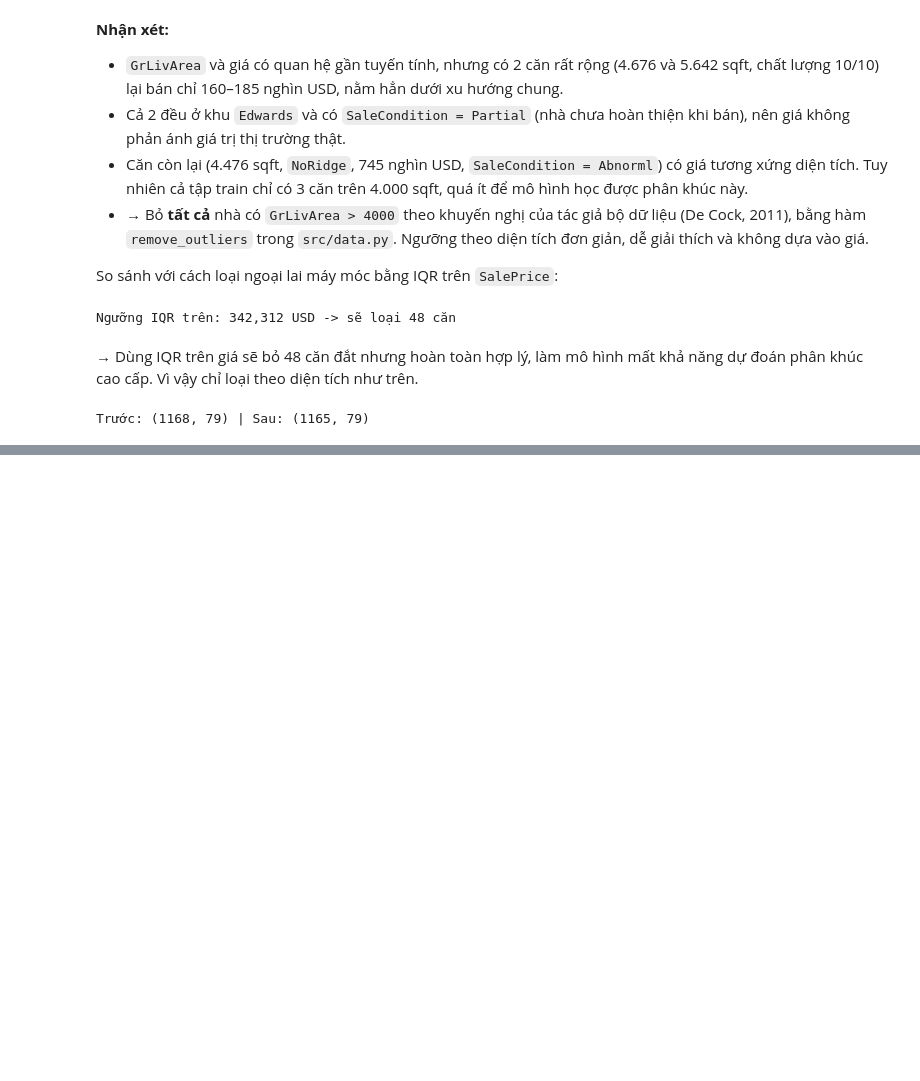
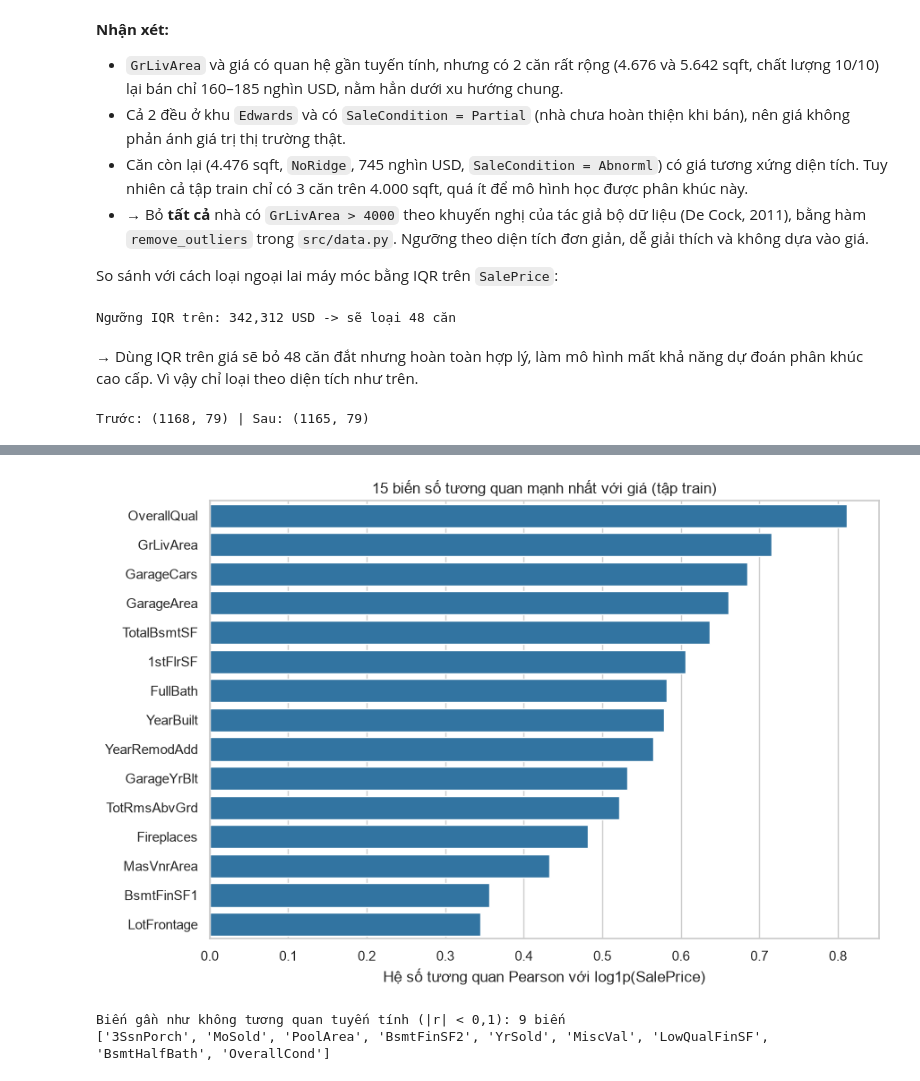
Before and after one commit to QuangAnh312/BTL_DinhGiaNhaAmes, a Jupyter notebook: 03_SourceCode/notebooks/01_EDA_Preprocessing.ipynb, the cells around one changed output, grey strips where cells are left out. Drawn from its saved outputs; the diff is of its cells as text; code cells hidden in the pictures; blank space fills up the shorter version.

```diff
--- a/03_SourceCode/notebooks/01_EDA_Preprocessing.ipynb
+++ b/03_SourceCode/notebooks/01_EDA_Preprocessing.ipynb
@@ -551,0 +558,10 @@ Trước: (1168, 79) | Sau: (1165, 79)
+# %%
+Xs, ys_log = X_train_sach, np.log1p(y_train_sach)
+cot_so_that = [c for c in cot_so if c != "MSSubClass"]
+
+# Pearson đo quan hệ tuyến tính, Spearman đo quan hệ đơn điệu (dựa trên thứ hạng)
+tuong_quan = pd.DataFrame({
+    "pearson": Xs[cot_so_that].corrwith(ys_log),
+    "spearman": Xs[cot_so_that].corrwith(ys_log, method="spearman"),
+}).sort_values("pearson", ascending=False)
+tuong_quan.round(3)
@@ -551,0 +586,19 @@ Trước: (1168, 79) | Sau: (1165, 79)
+# %%
+top15 = tuong_quan["pearson"].abs().sort_values(ascending=False).head(15).index
+
+fig, ax = plt.subplots(figsize=(9, 6))
+sns.barplot(x=tuong_quan.loc[top15, "pearson"], y=top15, ax=ax, color="tab:blue")
+ax.set_xlabel("Hệ số tương quan Pearson với log1p(SalePrice)")
+ax.set_ylabel("")
+ax.set_title("15 biến số tương quan mạnh nhất với giá (tập train)")
+fig.tight_layout()
+save_fig(fig, "eda_06_tuong_quan_top15")
+plt.show()
+
+yeu = tuong_quan.index[tuong_quan["pearson"].abs() < 0.1].tolist()
+print(f"Biến gần như không tương quan tuyến tính (|r| < 0,1): {len(yeu)} biến")
+print(yeu)
+# %% [output]
+[figure, added]
+Biến gần như không tương quan tuyến tính (|r| < 0,1): 9 biến
+['3SsnPorch', 'MoSold', 'PoolArea', 'BsmtFinSF2', 'YrSold', 'MiscVal', 'LowQualFinSF', 'BsmtHalfBath', 'OverallCond']
```
Also changed, not shown: parts of 25 cells of this notebook, 7 other files.
